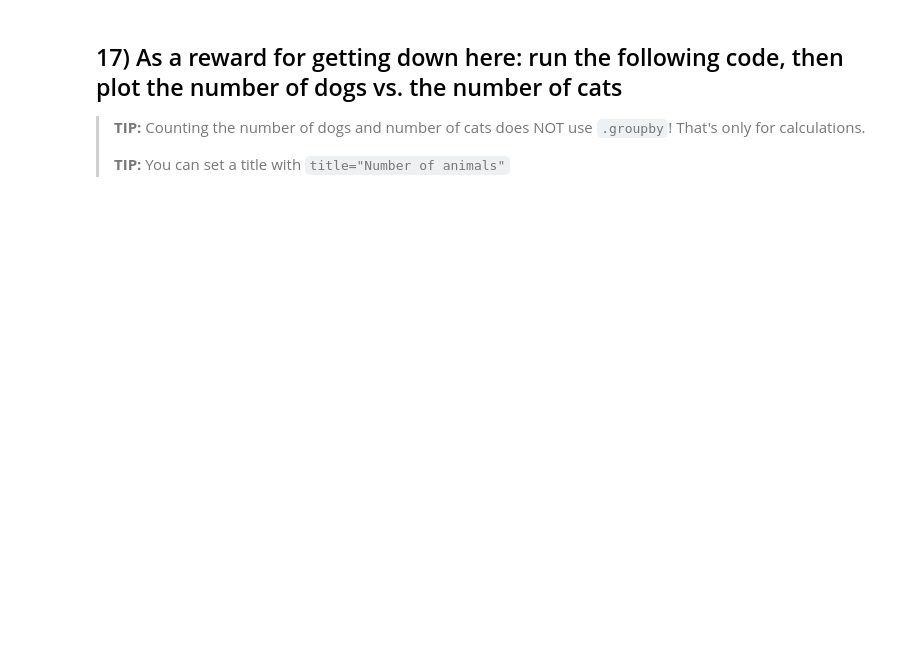
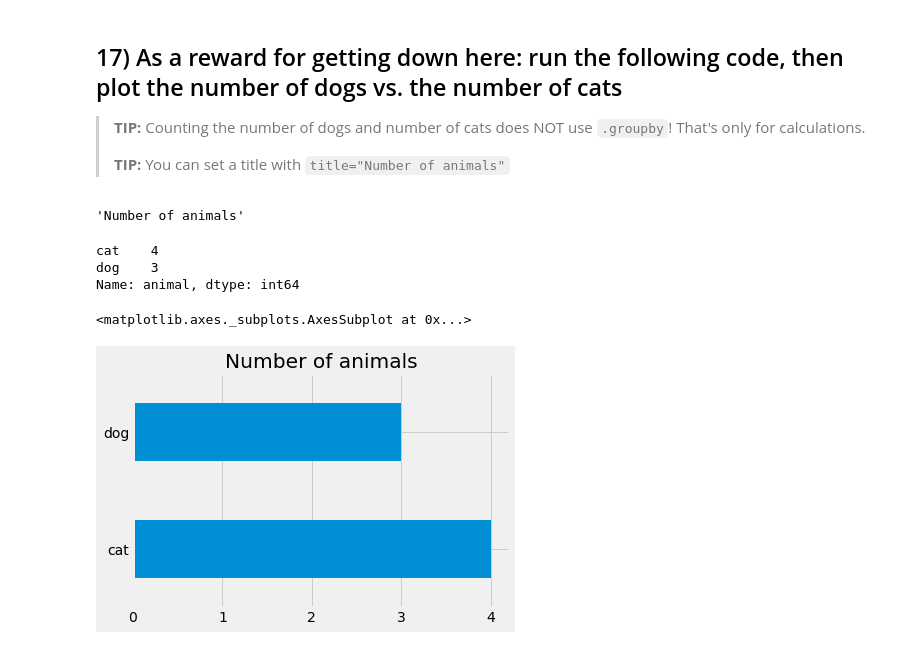
Before and after one commit to aliyaute/foundations_homework, a Jupyter notebook: 05-homework/01-Animals.ipynb, the cells around one changed output. Drawn from its saved outputs; the diff is of its cells as text; code cells hidden in the pictures; blank space fills up the shorter version.

```diff
--- a/05-homework/01-Animals.ipynb
+++ b/05-homework/01-Animals.ipynb
@@ -209,3 +273,19 @@ We didn't talk about how to make a histogram in class! It **does not** use `plot
 # %%
 import matplotlib.pyplot as plt
 plt.style.use('fivethirtyeight')
+# %%
+title = "Number of animals"
+title
+# %% [output]
+'Number of animals'
+# %%
+ df.animal.value_counts()
+# %% [output]
+cat    4
+dog    3
+Name: animal, dtype: int64
+# %%
+df.animal.value_counts().plot(kind="barh", title="Number of animals")
+# %% [output]
+<matplotlib.axes._subplots.AxesSubplot at 0x...>
+[figure, added]
```
Also changed, not shown: parts of 13 cells of this notebook, 2 other files.
